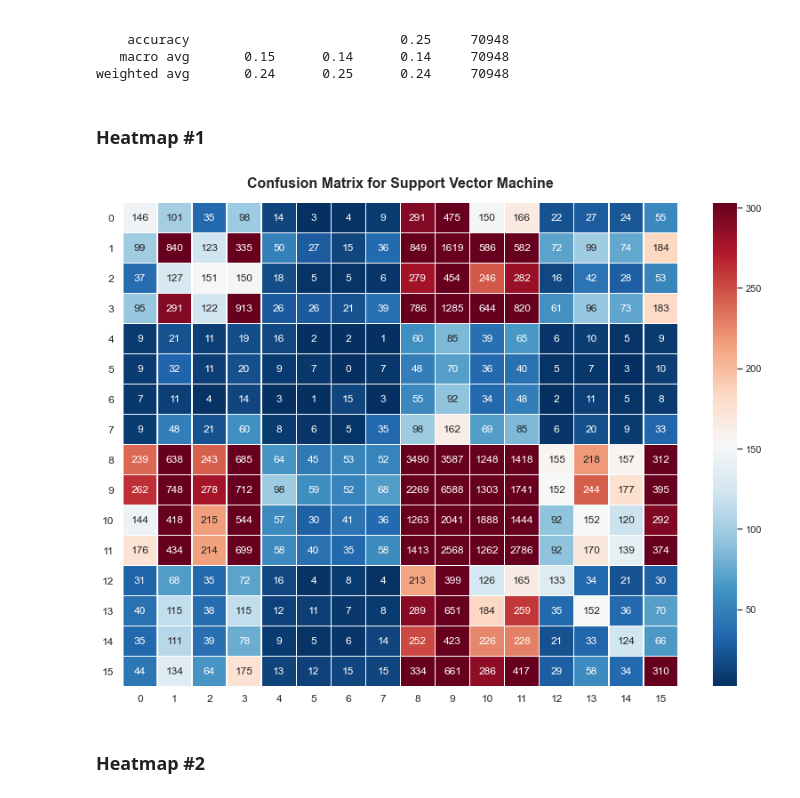
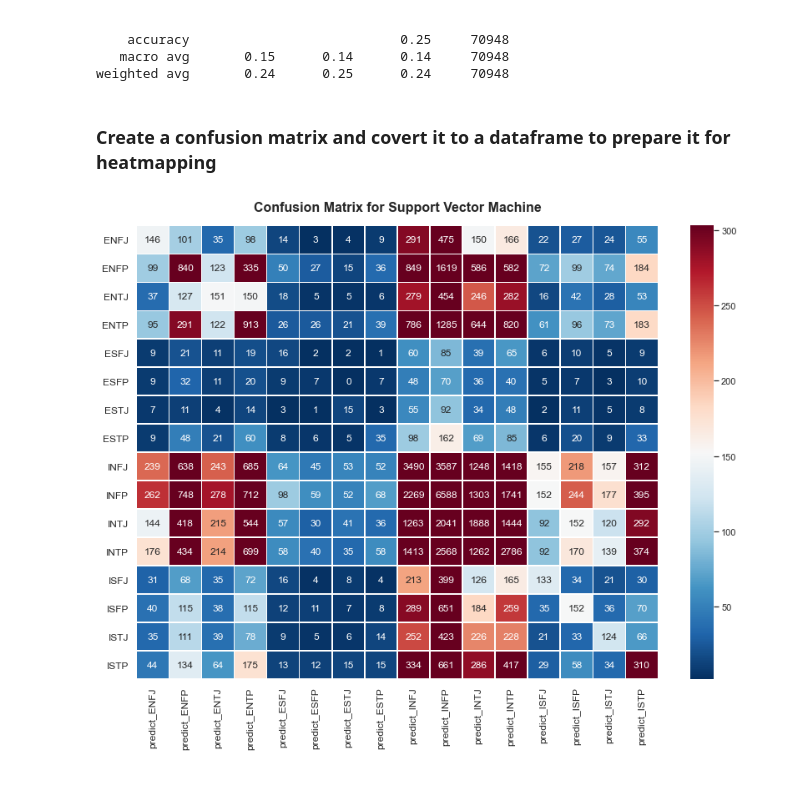
Before and after one commit to KatiuscaQ/Myers_Briggs_Type_Indicator, a Jupyter notebook: SVM_Prototype_updated.ipynb, the cells around one changed output. Drawn from its saved outputs; the diff is of its cells as text; code cells hidden in the pictures.

Commit message:
adding improved svm heatmap

```diff
--- a/SVM_Prototype_updated.ipynb
+++ b/SVM_Prototype_updated.ipynb
@@ -209,18 +221,27 @@ print(classification_report(y_test, y_pred))
     accuracy                           0.25     70948
    macro avg       0.15      0.14      0.14     70948
 weighted avg       0.24      0.25      0.24     70948
-# %% [markdown]
-### Heatmap #1
+# %% [markdown]
+### Create a confusion matrix and covert it to a dataframe to prepare it for heatmapping
+# %%
+cm_svm = np.array(confusion_matrix(y_test, y_pred))
+cm_svm_df = pd.DataFrame(cm_svm, index=['ENFJ', 'ENFP', 'ENTJ', 'ENTP', 'ESFJ', 'ESFP',
+                                       'ESTJ', 'ESTP', 'INFJ', 'INFP', 'INTJ', 'INTP',
+                                       'ISFJ', 'ISFP', 'ISTJ', 'ISTP'],
+                            columns=['predict_ENFJ','predict_ENFP','predict_ENTJ',
+                                     'predict_ENTP','predict_ESFJ','predict_ESFP',
+                                     'predict_ESTJ','predict_ESTP','predict_INFJ',
+                                     'predict_INFP','predict_INTJ','predict_INTP',
+                                     'predict_ISFJ','predict_ISFP','predict_ISTJ',
+                                     'predict_ISTP'])
 # %%
 mat = confusion_matrix(y_test, y_pred)
 fig, ax = plt.subplots(figsize=(14,10))
 plt.title('Confusion Matrix for Support Vector Machine', fontsize=16,
           fontweight='bold', y=1.02)
-sns.heatmap(mat.T, robust=True, annot=True, linewidth=0.5,
+sns.heatmap(cm_svm_df, robust=True, annot=True, linewidth=0.5,
             fmt='', cmap='RdBu_r', vmax=303, ax=ax)
 plt.xticks(fontsize=12)
 plt.yticks(rotation=0, fontsize=12);
 # %% [output]
-[figure, old version]
+[figure, new version]
-# %% [markdown]
-### Heatmap #2
```
Also changed, not shown: parts of 3 cells of this notebook, 2 other files.
